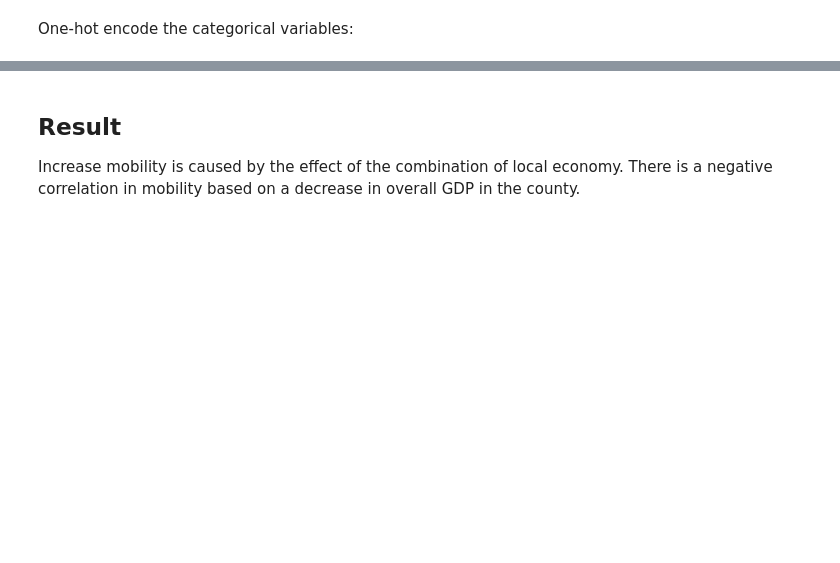
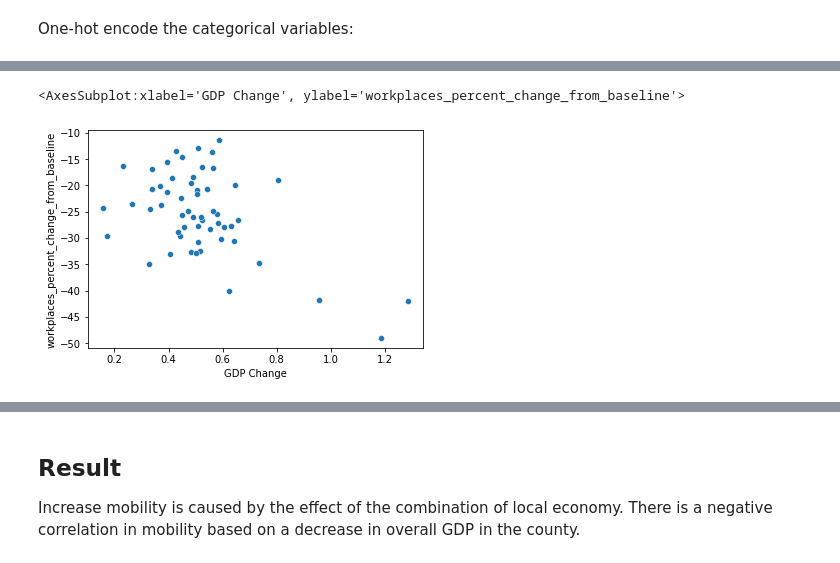
Before and after one commit to pkargupta/mobo102, a Jupyter notebook: Question 1 EDA.ipynb, the cells around one changed output, grey strips where cells are left out. Saved outputs shown, nothing was run; the diff lists cells and outputs as text; code cells hidden in the pictures; blank space fills up the shorter version.

```diff
--- a/Question 1 EDA.ipynb
+++ b/Question 1 EDA.ipynb
@@ -785,0 +767,5 @@ X
+# %%
+sns.scatterplot(x=gdp_data['GDP Change'], y=gdp_data['workplaces_percent_change_from_baseline'])
+# %% [output]
+<AxesSubplot:xlabel='GDP Change', ylabel='workplaces_percent_change_from_baseline'>
+[figure, added]
```
Also changed, not shown: parts of 21 cells of this notebook.
